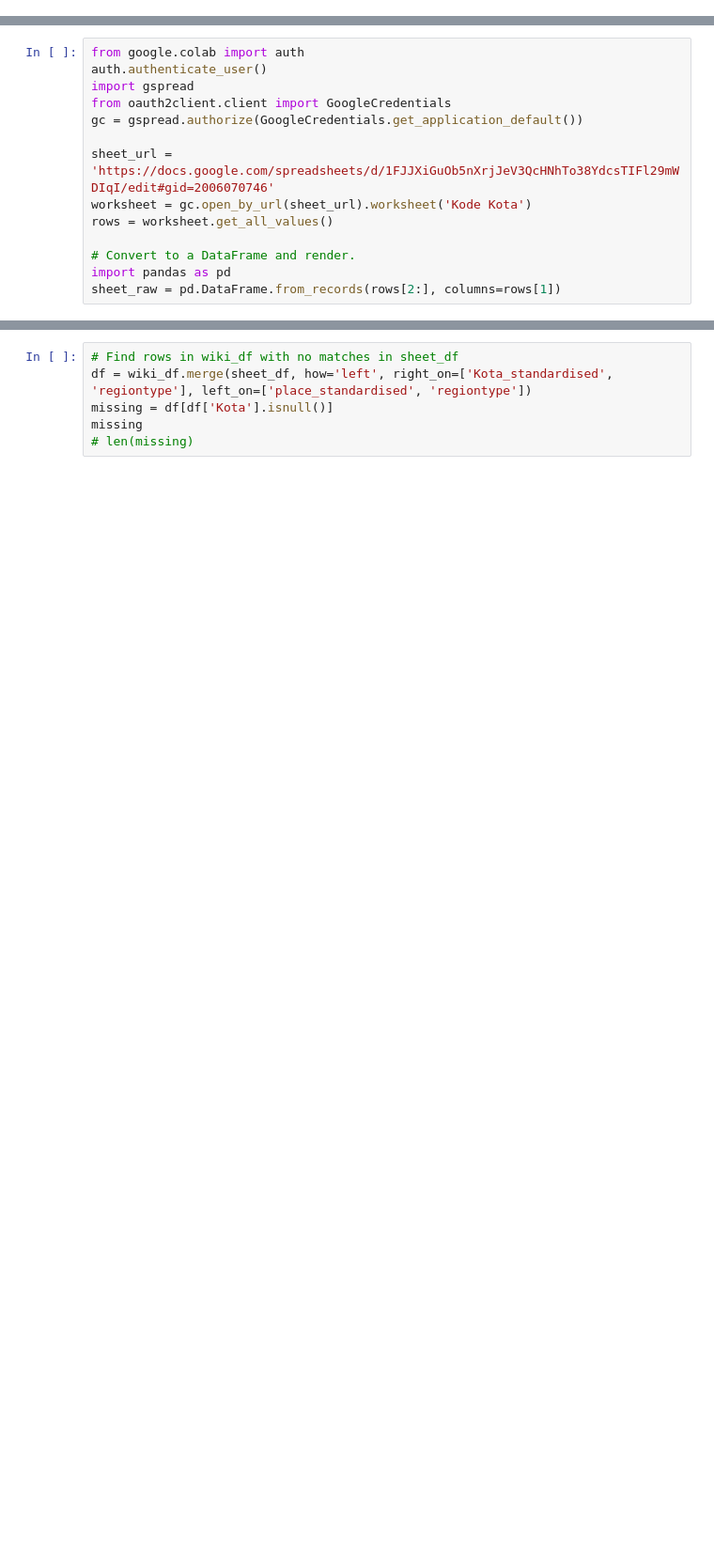
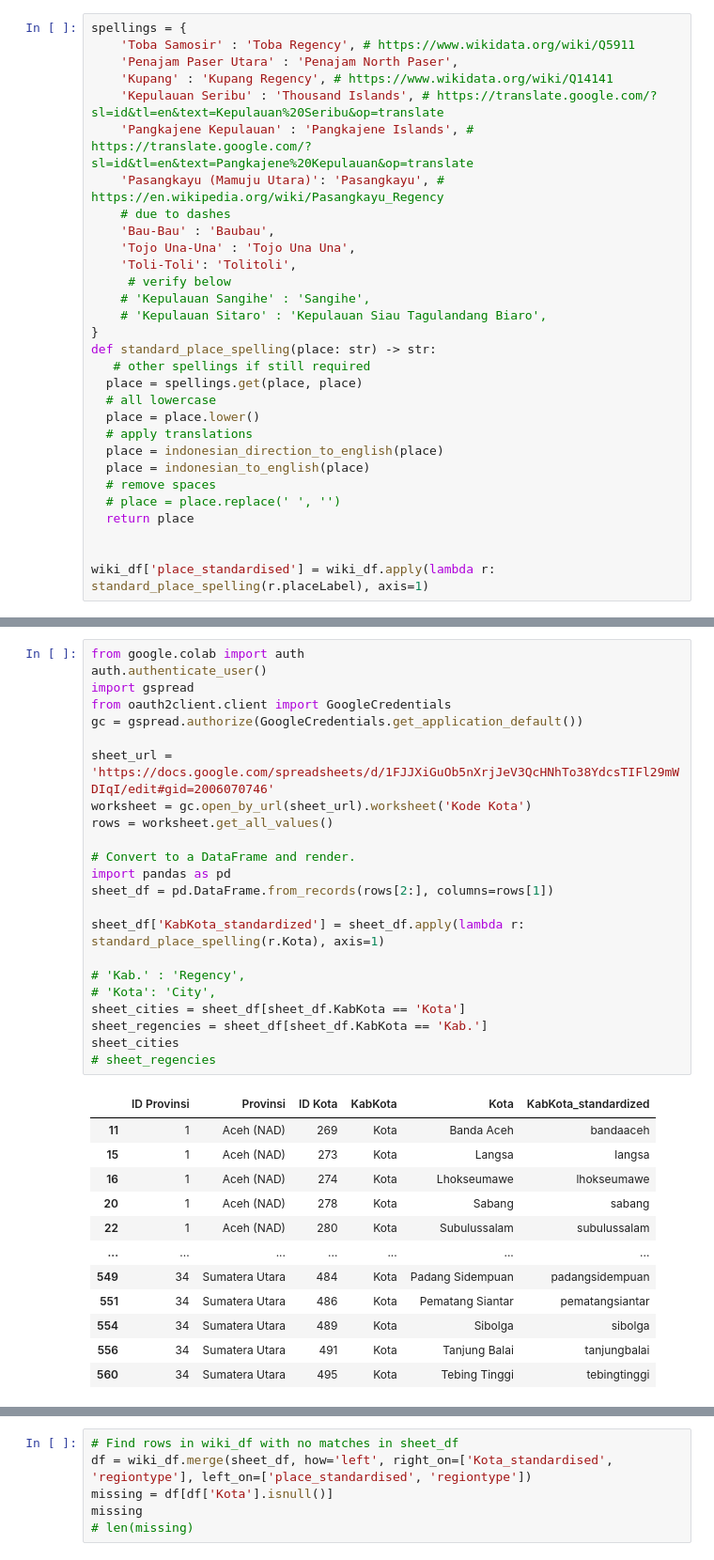
Before and after one commit to dhan16/colabs, a Jupyter notebook: covid19opendata/WikiData.ipynb, the cells around one changed output, grey strips where cells are left out. Shown at 94% size. Saved outputs shown, nothing was run; the diff lists cells and outputs as text; blank space fills up the shorter version.

```diff
--- a/covid19opendata/WikiData.ipynb
+++ b/covid19opendata/WikiData.ipynb
@@ -138,0 +162,30 @@ Requirement already satisfied, skipping upgrade: certifi>=2017.4.17 in /usr/loca
+# %%
+spellings = {
+    'Toba Samosir' : 'Toba Regency', # https://www.wikidata.org/wiki/Q5911
+    'Penajam Paser Utara' : 'Penajam North Paser',
+    'Kupang' : 'Kupang Regency', # https://www.wikidata.org/wiki/Q14141
+    'Kepulauan Seribu' : 'Thousand Islands', # https://translate.google.com/?sl=id&tl=en&text=Kepulauan%20Seribu&op=translate
+    'Pangkajene Kepulauan' : 'Pangkajene Islands', # https://translate.google.com/?sl=id&tl=en&text=Pangkajene%20Kepulauan&op=translate
+    'Pasangkayu (Mamuju Utara)': 'Pasangkayu', # https://en.wikipedia.org/wiki/Pasangkayu_Regency
+    # due to dashes
+    'Bau-Bau' : 'Baubau',
+    'Tojo Una-Una' : 'Tojo Una Una',
+    'Toli-Toli': 'Tolitoli',
+     # verify below
+    # 'Kepulauan Sangihe' : 'Sangihe',
+    # 'Kepulauan Sitaro' : 'Kepulauan Siau Tagulandang Biaro',
+}
+def standard_place_spelling(place: str) -> str:
+   # other spellings if still required
+  place = spellings.get(place, place)
+  # all lowercase
+  place = place.lower()
+  # apply translations
+  place = indonesian_direction_to_english(place)
+  place = indonesian_to_english(place)
+  # remove spaces
+  # place = place.replace(' ', '')
+  return place
+
+
+wiki_df['place_standardised'] = wiki_df.apply(lambda r: standard_place_spelling(r.placeLabel), axis=1)
@@ -139,14 +194,36 @@ Requirement already satisfied, skipping upgrade: certifi>=2017.4.17 in /usr/loca
 # %%
 from google.colab import auth
 auth.authenticate_user()
 import gspread
 from oauth2client.client import GoogleCredentials
 gc = gspread.authorize(GoogleCredentials.get_application_default())
 
 sheet_url = 'https://docs.google.com/spreadsheets/d/1FJJXiGuOb5nXrjJeV3QcHNhTo38YdcsTIFl29mWDIqI/edit#gid=2006070746'
 worksheet = gc.open_by_url(sheet_url).worksheet('Kode Kota')
 rows = worksheet.get_all_values()
 
 # Convert to a DataFrame and render.
 import pandas as pd
-sheet_raw = pd.DataFrame.from_records(rows[2:], columns=rows[1])
+sheet_df = pd.DataFrame.from_records(rows[2:], columns=rows[1])
+
+sheet_df['KabKota_standardized'] = sheet_df.apply(lambda r: standard_place_spelling(r.Kota), axis=1)
+
+# 'Kab.' : 'Regency',
+# 'Kota': 'City',
+sheet_cities = sheet_df[sheet_df.KabKota == 'Kota']
+sheet_regencies = sheet_df[sheet_df.KabKota == 'Kab.']
+sheet_cities
+# sheet_regencies
+# %% [output]
+|  | ID Provinsi | Provinsi | ID Kota | KabKota | Kota | KabKota_standardized |
+| 11 | 1 | Aceh (NAD) | 269 | Kota | Banda Aceh | bandaaceh |
+| 15 | 1 | Aceh (NAD) | 273 | Kota | Langsa | langsa |
+| 16 | 1 | Aceh (NAD) | 274 | Kota | Lhokseumawe | lhokseumawe |
+| 20 | 1 | Aceh (NAD) | 278 | Kota | Sabang | sabang |
+| 22 | 1 | Aceh (NAD) | 280 | Kota | Subulussalam | subulussalam |
+| ... | ... | ... | ... | ... | ... | ... |
+| 549 | 34 | Sumatera Utara | 484 | Kota | Padang Sidempuan | padangsidempuan |
+| 551 | 34 | Sumatera Utara | 486 | Kota | Pematang Siantar | pematangsiantar |
+| 554 | 34 | Sumatera Utara | 489 | Kota | Sibolga | sibolga |
+| 556 | 34 | Sumatera Utara | 491 | Kota | Tanjung Balai | tanjungbalai |
+| 560 | 34 | Sumatera Utara | 495 | Kota | Tebing Tinggi | tebingtinggi |
```
Also changed, not shown: parts of 20 cells of this notebook.
